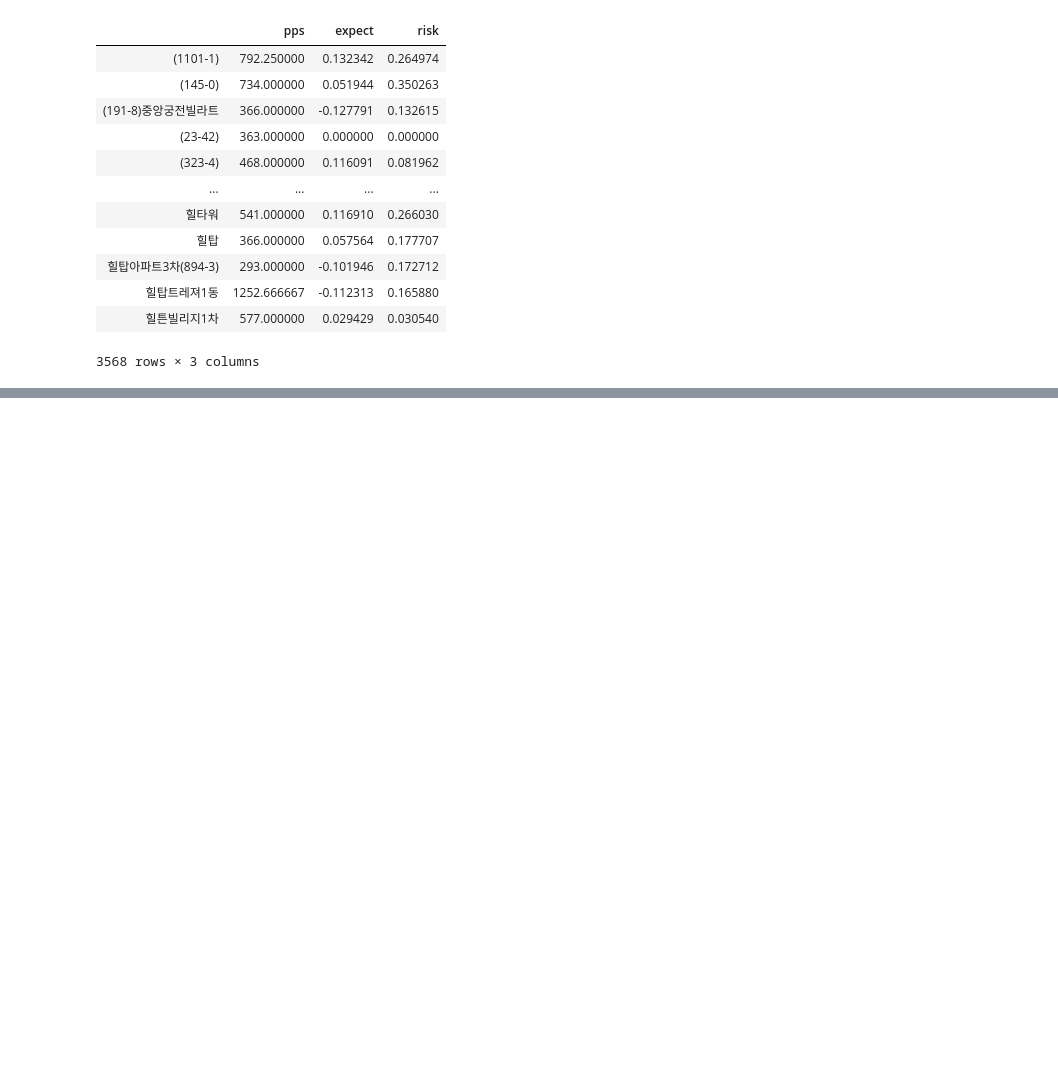
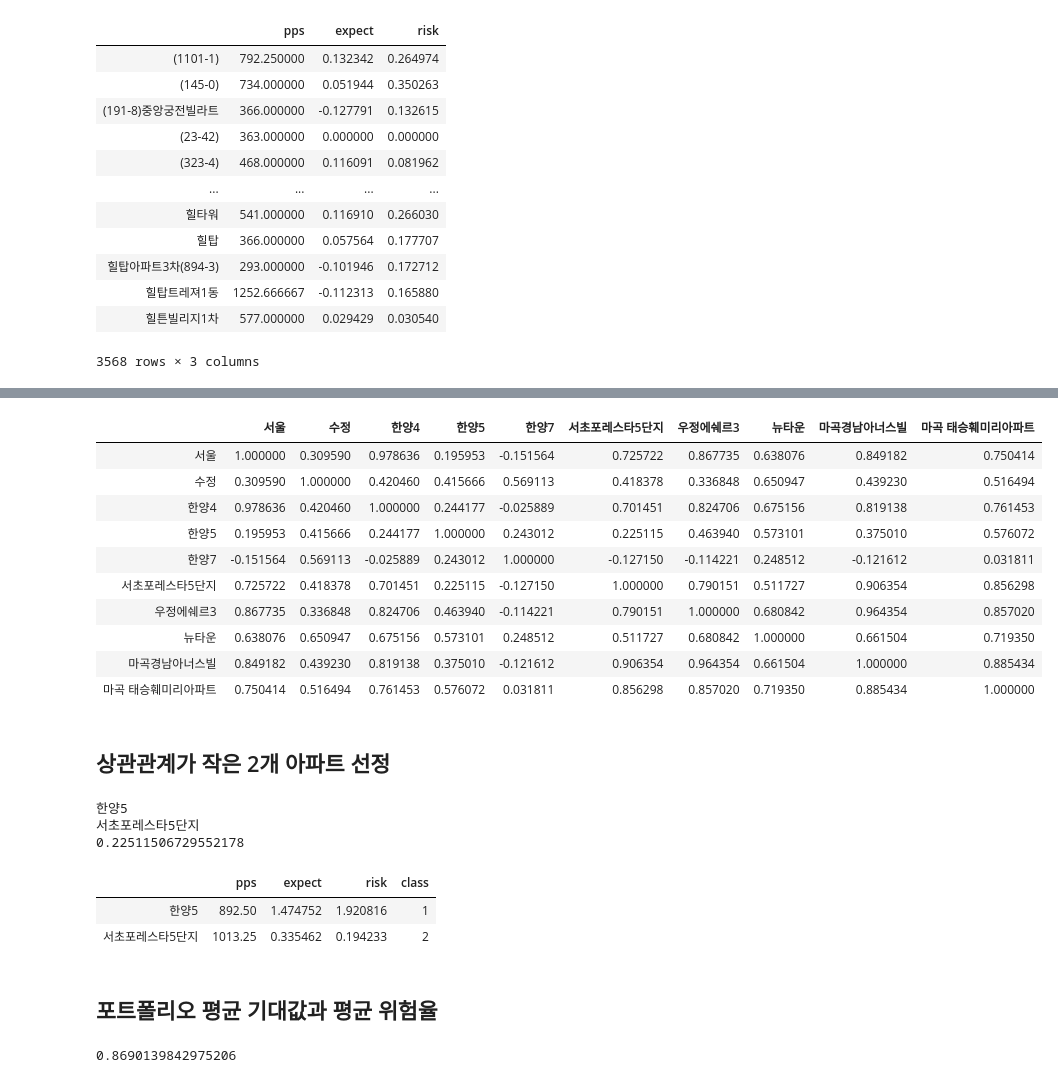
Before and after one commit to h0n9670/ApartmentPrice, a Jupyter notebook: Analysis_Prediction_Python/K_20200415_ExpectedReturnRist.ipynb, the cells around one changed output, grey strips where cells are left out. Saved outputs shown, nothing was run; the diff lists cells and outputs as text; code cells hidden in the pictures; blank space fills up the shorter version.

```diff
--- a/Analysis_Prediction_Python/K_20200415_ExpectedReturnRist.ipynb
+++ b/Analysis_Prediction_Python/K_20200415_ExpectedReturnRist.ipynb
@@ -140,0 +187,6 @@ Name: 힐탑, dtype: float64
+# %%
+display(per_plus[per_plus["expect"]>0.9])
+first_per = per_plus[per_plus["expect"]>0.9]
+first_per["class"]=1
+first_per
+# first_list =p er_plus[per_plus["expect"]>1.4].index.to_list()
@@ -140,0 +209,7 @@ Name: 힐탑, dtype: float64
+# %%
+per_plus['expect']=round(per_plus['expect'],7)
+display(per_plus[per_plus["risk"]<per_plus["risk"].mean()].sort_values(by='expect' ,ascending=False).head(5))
+# second_list = per_plus[per_plus["risk"]<per_plus["risk"].mean()].sort_values(by='expect' ,ascending=False).head(5).index.to_list()
+second_per = per_plus[per_plus["risk"]<per_plus["risk"].mean()].sort_values(by='expect' ,ascending=False).head(5)
+second_per["class"]=2
+second_per
@@ -140,0 +229,3 @@ Name: 힐탑, dtype: float64
+# %%
+sum_per = pd.concat([first_per,second_per])
+sum_per
@@ -140,0 +244,3 @@ Name: 힐탑, dtype: float64
+# %%
+sum_list = sum_per.index.to_list()
+sum_list
@@ -140,0 +258,51 @@ Name: 힐탑, dtype: float64
+# %%
+data[sum_list].corr()
+# %% [output]
+|  | 서울 | 수정 | 한양4 | 한양5 | 한양7 | 서초포레스타5단지 | 우정에쉐르3 | 뉴타운 | 마곡경남아너스빌 | 마곡 태승훼미리아파트 |
+| 서울 | 1.000000 | 0.309590 | 0.978636 | 0.195953 | -0.151564 | 0.725722 | 0.867735 | 0.638076 | 0.849182 | 0.750414 |
+| 수정 | 0.309590 | 1.000000 | 0.420460 | 0.415666 | 0.569113 | 0.418378 | 0.336848 | 0.650947 | 0.439230 | 0.516494 |
+| 한양4 | 0.978636 | 0.420460 | 1.000000 | 0.244177 | -0.025889 | 0.701451 | 0.824706 | 0.675156 | 0.819138 | 0.761453 |
+| 한양5 | 0.195953 | 0.415666 | 0.244177 | 1.000000 | 0.243012 | 0.225115 | 0.463940 | 0.573101 | 0.375010 | 0.576072 |
+| 한양7 | -0.151564 | 0.569113 | -0.025889 | 0.243012 | 1.000000 | -0.127150 | -0.114221 | 0.248512 | -0.121612 | 0.031811 |
+| 서초포레스타5단지 | 0.725722 | 0.418378 | 0.701451 | 0.225115 | -0.127150 | 1.000000 | 0.790151 | 0.511727 | 0.906354 | 0.856298 |
+| 우정에쉐르3 | 0.867735 | 0.336848 | 0.824706 | 0.463940 | -0.114221 | 0.790151 | 1.000000 | 0.680842 | 0.964354 | 0.857020 |
+| 뉴타운 | 0.638076 | 0.650947 | 0.675156 | 0.573101 | 0.248512 | 0.511727 | 0.680842 | 1.000000 | 0.661504 | 0.719350 |
+| 마곡경남아너스빌 | 0.849182 | 0.439230 | 0.819138 | 0.375010 | -0.121612 | 0.906354 | 0.964354 | 0.661504 | 1.000000 | 0.885434 |
+| 마곡 태승훼미리아파트 | 0.750414 | 0.516494 | 0.761453 | 0.576072 | 0.031811 | 0.856298 | 0.857020 | 0.719350 | 0.885434 | 1.000000 |
+# %% [markdown]
+## 상관관계가 작은 2개 아파트 선정
+# %%
+minCorr=1
+A=""
+B=""
+for i in first_list:
+    for j in second_list:
+        Corr1 = data[[i,j]].corr().iloc[0,1]
+        if Corr1<minCorr:
+            minCorr=Corr1
+            A=i
+            B=j
+print(A)
+print(B)
+print(minCorr)
+# %% [output]
+한양5
+서초포레스타5단지
+0.22511506729552178
+# %%
+choise = sum_per.loc[[A,B]]
+choise
+# %% [output]
+|  | pps | expect | risk | class |
+| 한양5 | 892.50 | 1.474752 | 1.920816 | 1 |
+| 서초포레스타5단지 | 1013.25 | 0.335462 | 0.194233 | 2 |
+# %% [markdown]
+## 포트폴리오 평균 기대값과 평균 위험율
+# %%
+W1 = choise.iloc[0,0]/(choise.iloc[0,0]+choise.iloc[1,0])
+W2 = choise.iloc[1,0]/(choise.iloc[0,0]+choise.iloc[1,0])
+
+exp = W1*choise.iloc[0,1]+W2*choise.iloc[1,1]
+exp
+# %% [output]
+0.8690139842975206
```
Also changed, not shown: parts of 23 cells of this notebook.
